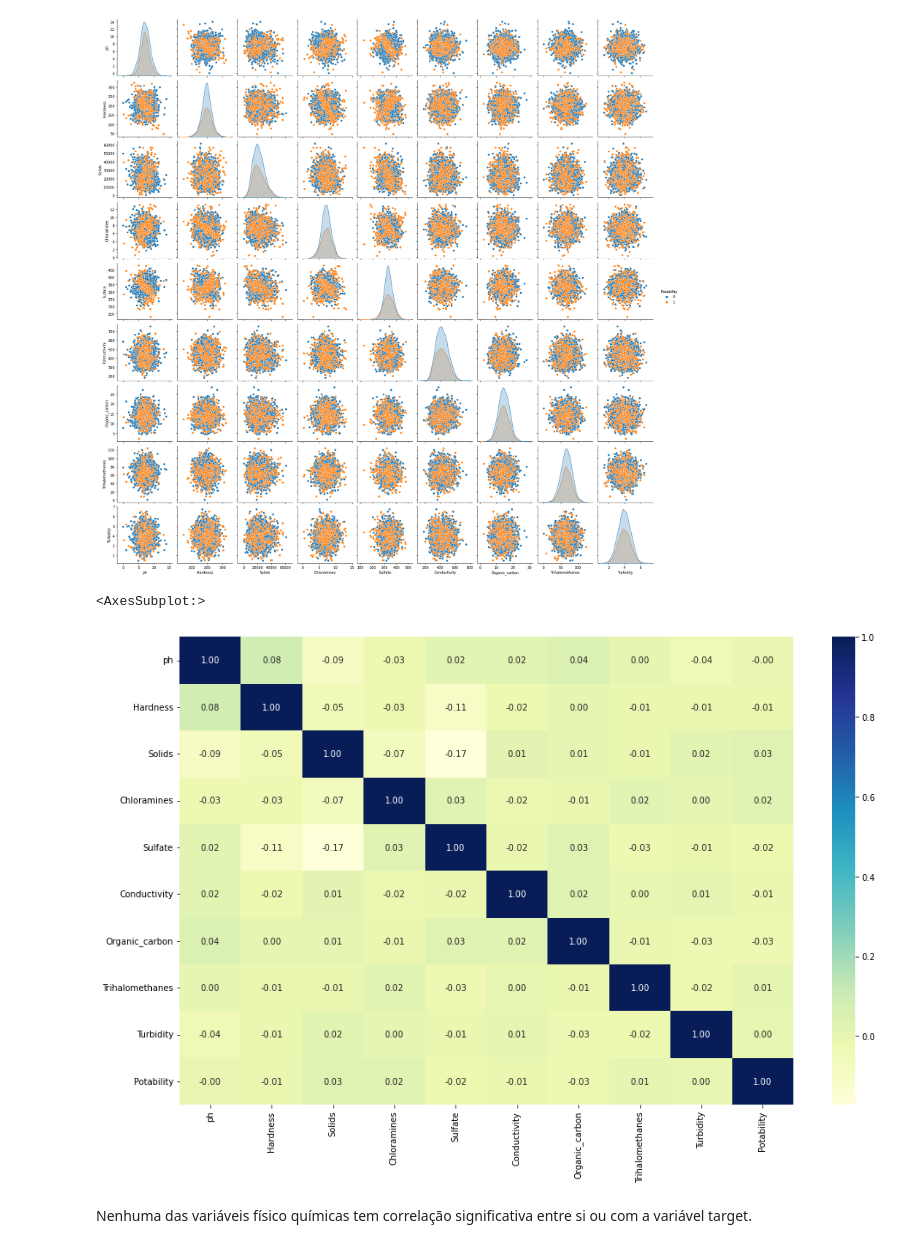
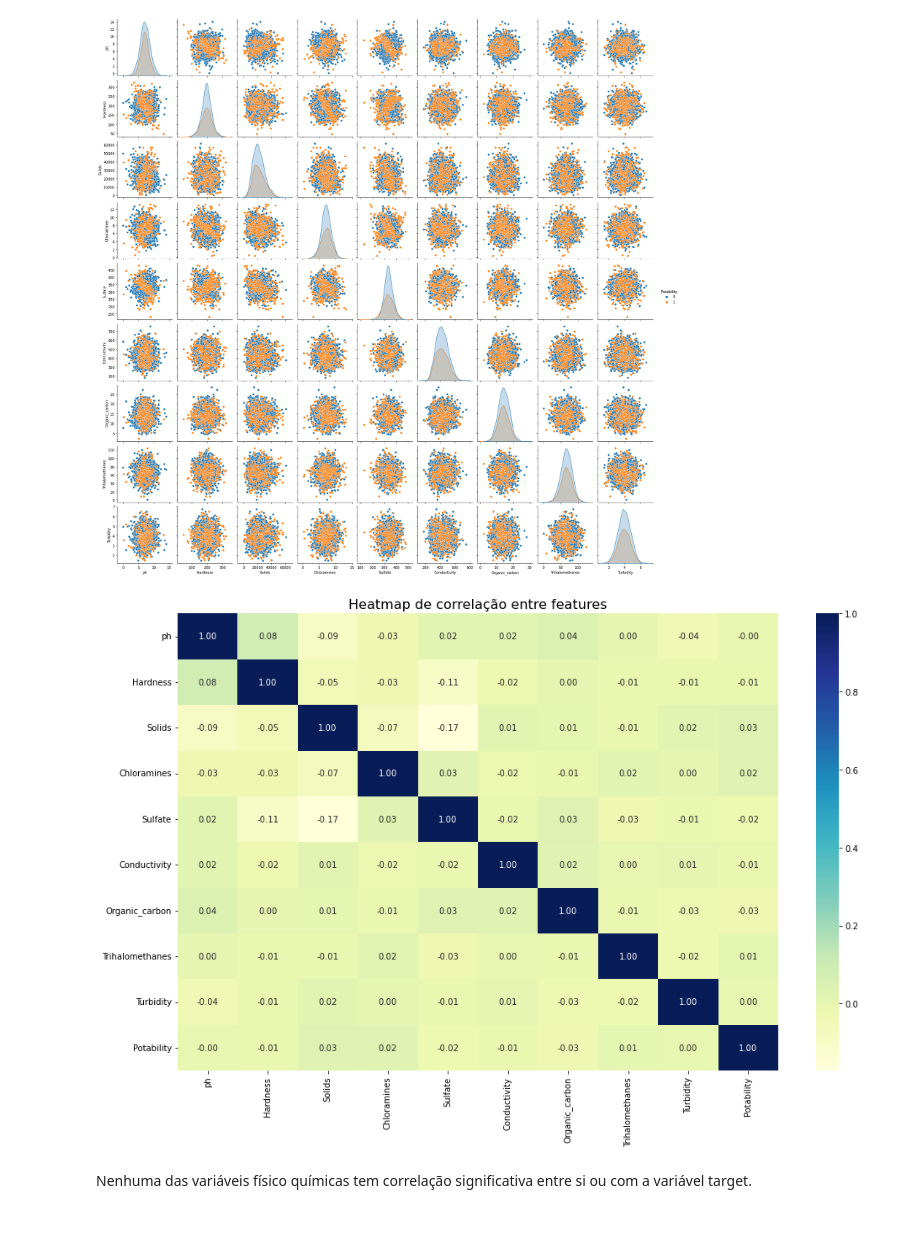
Before and after one commit to GabrielG16/Potabilidade, a Jupyter notebook: potability.ipynb, the cells around one changed output. Drawn from its saved outputs; the diff is of its cells as text; code cells hidden in the pictures.

```diff
--- a/potability.ipynb
+++ b/potability.ipynb
@@ -110,9 +190,10 @@ plt.show()
 # %%
 plt.figure(figsize=(16,10))
 sns.heatmap(water.corr(), annot = True, fmt = '.2f', cmap = 'YlGnBu')
+plt.title("Heatmap de correlação entre features", fontsize = 16)
+plt.show()
 # %% [output]
-<AxesSubplot:>
-[figure, old version]
+[figure, new version]
 # %% [markdown]
 Nenhuma das variáveis físico químicas tem correlação significativa entre si ou com a variável target.
 # %%
```
Also changed, not shown: parts of 14 cells of this notebook.
